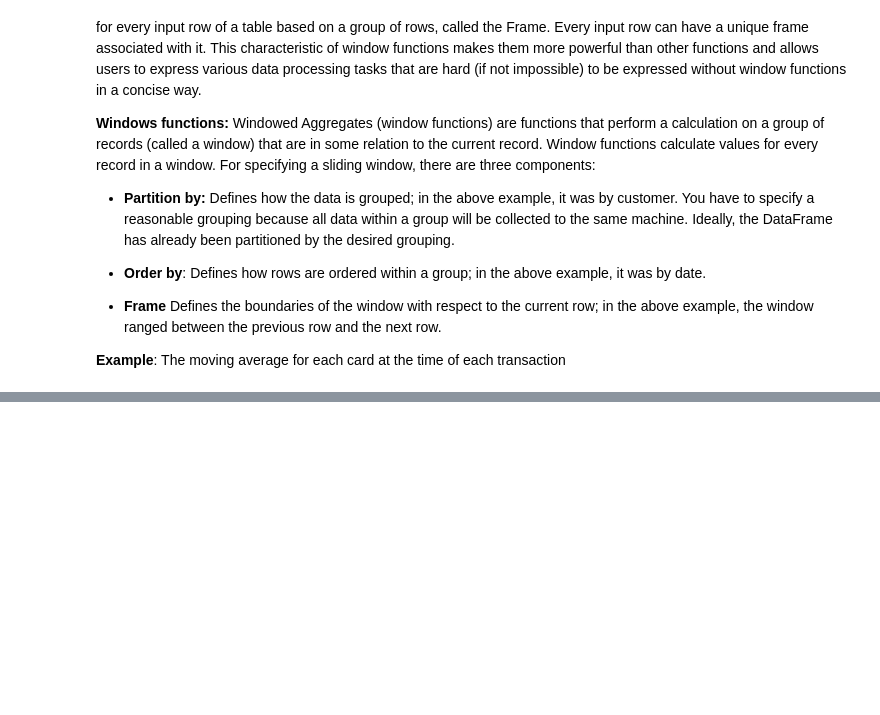
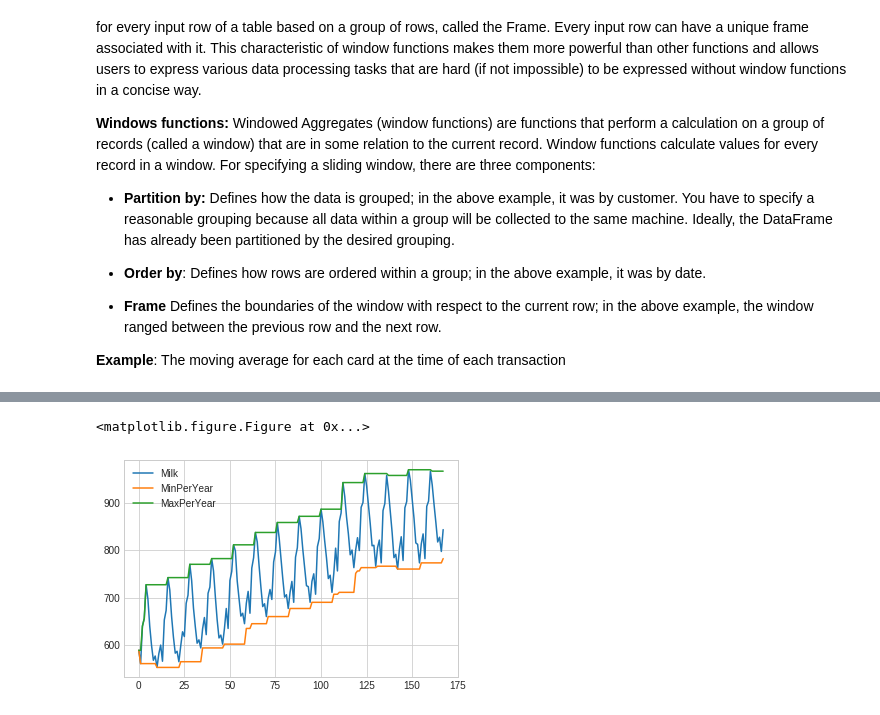
Before and after one commit to ErickEduardoAH/ComputationalStatistics, a Jupyter notebook: PySpark/03-RelationalOperationsWithDataFames.ipynb, the cells around one changed output, grey strips where cells are left out. Saved outputs shown, nothing was run; the diff lists cells and outputs as text; code cells hidden in the pictures; blank space fills up the shorter version.

```diff
--- a/PySpark/03-RelationalOperationsWithDataFames.ipynb
+++ b/PySpark/03-RelationalOperationsWithDataFames.ipynb
@@ -374,0 +407,12 @@ Fortunately for users of Spark SQL, window functions fill this gap. At its core,
+# %%
+plt.style.use('seaborn-whitegrid')
+plt.figure(figsize=(15,8))
+slidingWindow2 = Window.partitionBy('Year').orderBy('Date').rowsBetween(Window.unboundedPreceding,0)
+milkProductionDF.withColumn('MaxPerYear',max('Milk').over(slidingWindow))\
+                .withColumn('MinPerYear',min('Milk').over(slidingWindow))\
+                .select(['Date','Milk','MinPerYear','MaxPerYear'])\
+                .toPandas().plot()
+plt.show()
+# %% [output]
+<matplotlib.figure.Figure at 0x...>
+[figure, added]
```
Also changed, not shown: parts of 5 cells of this notebook.
